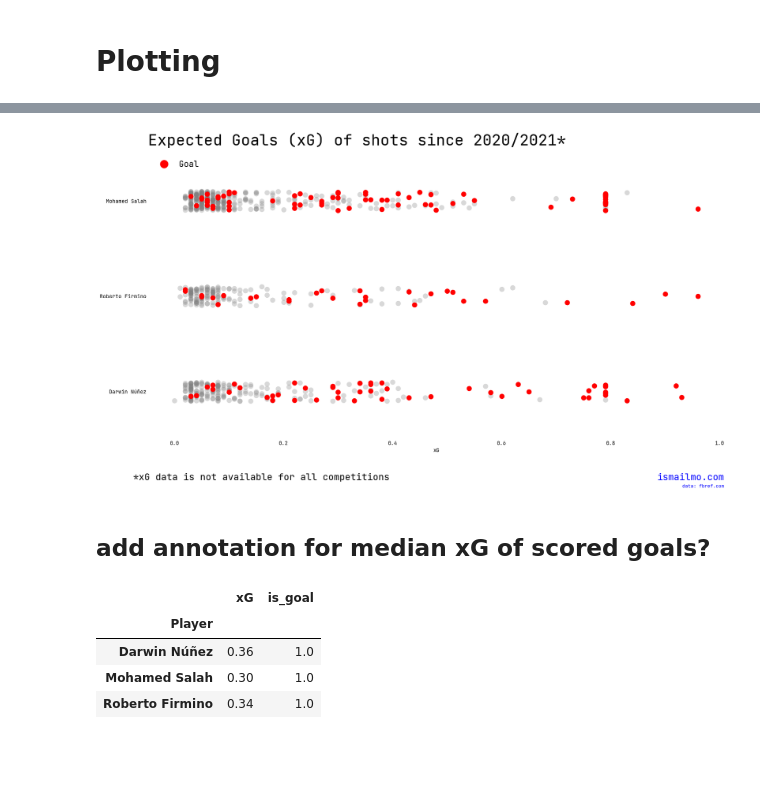
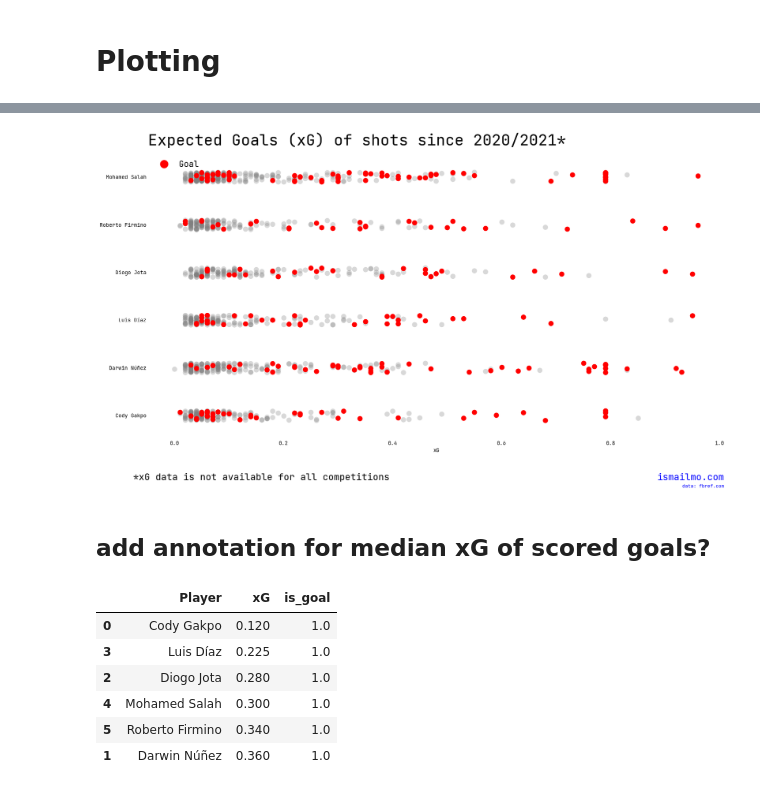
Before and after one commit to ismailmo1/football-data-viz, a Jupyter notebook: nunez-xg-goals/xg-vs-goals.ipynb, the cells around one changed output, grey strips where cells are left out. Saved outputs shown, nothing was run; the diff lists cells and outputs as text; code cells hidden in the pictures; blank space fills up the shorter version.

```diff
--- a/nunez-xg-goals/xg-vs-goals.ipynb
+++ b/nunez-xg-goals/xg-vs-goals.ipynb
@@ -588,7 +591,20 @@ import seaborn as sns
 salah_match_shots = pd.read_csv("salah_shots_20-23.csv")
 nunez_match_shots = pd.read_csv("nunez_shot_data.csv")
 firmino_match_shots = pd.read_csv("firmino_shot_data.csv")
-concat_shots = pd.concat([firmino_match_shots, nunez_match_shots, salah_match_shots]).iloc[:, [1,2,3,4,5]]
+gakpo_match_shots = pd.read_csv("gakpo_shot_data.csv")
+jota_match_shots = pd.read_csv("jota_shot_data.csv")
+diaz_match_shots = pd.read_csv("diaz_shot_data.csv")
+
+concat_shots = pd.concat(
+        [
+            firmino_match_shots,
+            nunez_match_shots,
+            salah_match_shots,
+            gakpo_match_shots,
+            jota_match_shots,
+            diaz_match_shots
+        ]
+    ).iloc[:, [1,2,3,4,5]]
 concat_shots = concat_shots.dropna(axis=0).drop_duplicates()
 concat_shots['Player'] = concat_shots['Player'].apply(lambda x:x.split(" (pen)")[0])
 concat_shots['Player'].value_counts()
@@ -608,5 +624,5 @@ Name: Player, Length: 823, dtype: int64
 # %%
-players = ['Mohamed Salah', 'Darwin Núñez', 'Roberto Firmino']
+players = ['Mohamed Salah', 'Darwin Núñez', 'Roberto Firmino', 'Diogo Jota', 'Luis Díaz', 'Cody Gakpo']
 player_shots = concat_shots[concat_shots['Player'].isin(players)]
 
 player_shots = player_shots.assign(is_goal = player_shots['Outcome']=='Goal')
@@ -643,16 +659,20 @@ _ = plt.gcf().text(0.45, 0.0, data_disclaimer, fontsize=18, fontdict={'color':
 _ = plt.gcf().text(0.9, 0.00, "ismailmo.com", fontsize=18, fontdict={'color':  'blue'}, ha="right")
 _ = plt.gcf().text(0.9, -0.02, "data: fbref.com", fontsize=9, fontdict={'color':  'blue'}, ha="right")
 # %% [output]
-[figure, old version]
+[figure, new version]
 # %%
 player_goals = player_shots[player_shots['is_goal']]
 # %% [markdown]
 ## add annotation for median xG of scored goals?
 # %%
-player_goals.groupby('Player').median(numeric_only=True)
+median_goal_xg = player_goals.groupby('Player').median(numeric_only=True).reset_index()
+
+median_goal_xg.sort_values('xG')
 # %% [output]
-|  | xG | is_goal |
-| Player |  |  |
-| Darwin Núñez | 0.36 | 1.0 |
-| Mohamed Salah | 0.30 | 1.0 |
-| Roberto Firmino | 0.34 | 1.0 |
+|  | Player | xG | is_goal |
+| 0 | Cody Gakpo | 0.120 | 1.0 |
+| 3 | Luis Díaz | 0.225 | 1.0 |
+| 2 | Diogo Jota | 0.280 | 1.0 |
+| 4 | Mohamed Salah | 0.300 | 1.0 |
+| 5 | Roberto Firmino | 0.340 | 1.0 |
+| 1 | Darwin Núñez | 0.360 | 1.0 |
```
Also changed, not shown: parts of 5 cells of this notebook.
